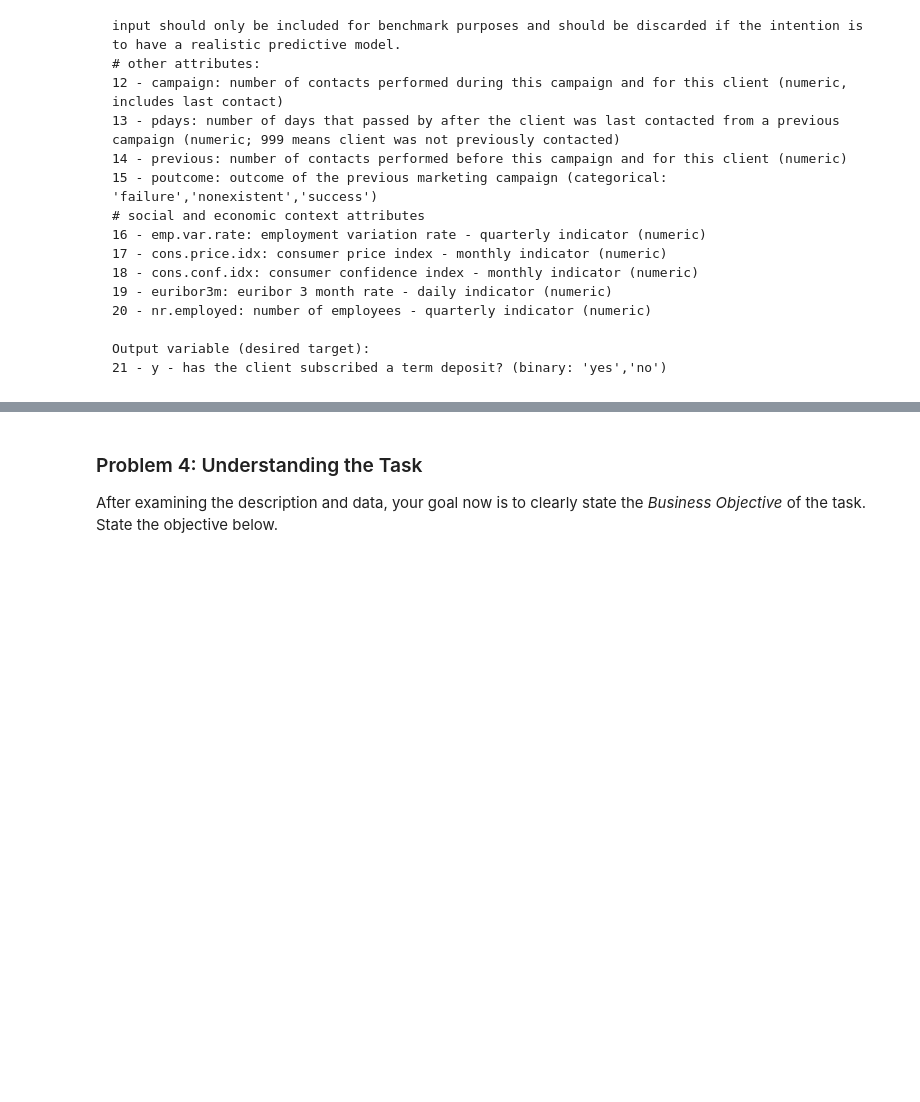
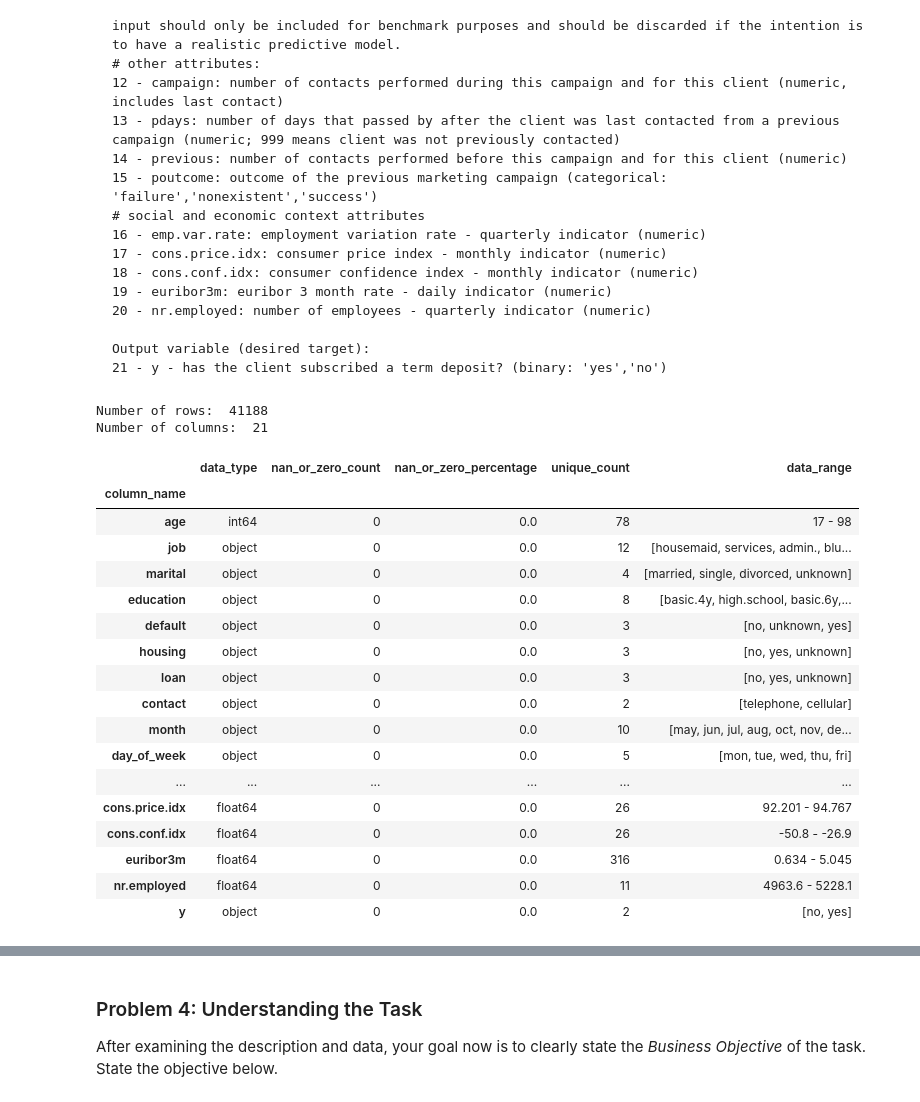
Before and after one commit to bgajare/ucb-aiml-comparing-classifiers, a Jupyter notebook: comparing_classifiers.ipynb, the cells around one changed output, grey strips where cells are left out. Drawn from its saved outputs; the diff is of its cells as text; code cells hidden in the pictures; blank space fills up the shorter version.

Commit message:
#answers 3 and 4 - Data understanding and cleaning

```diff
--- a/comparing_classifiers.ipynb
+++ b/comparing_classifiers.ipynb
@@ -25,5 +25,5 @@ Use pandas to read in the dataset `bank-additional-full.csv` and assign to a mea
 # %%
 import pandas as pd
 # %%
-df = pd.read_csv('data/bank-additional-full.csv', sep = ';')
+df_bank = pd.read_csv('data/bank-additional-full.csv', sep = ';')
 # %%
@@ -75,0 +125,23 @@ Output variable (desired target):
+# %%
+display_column_info(df_bank)
+# %% [output]
+Number of rows:  41188
+Number of columns:  21
+|  | data_type | nan_or_zero_count | nan_or_zero_percentage | unique_count | data_range |
+| column_name |  |  |  |  |  |
+| age | int64 | 0 | 0.0 | 78 | 17 - 98 |
+| job | object | 0 | 0.0 | 12 | [housemaid, services, admin., blu... |
+| marital | object | 0 | 0.0 | 4 | [married, single, divorced, unknown] |
+| education | object | 0 | 0.0 | 8 | [basic.4y, high.school, basic.6y,... |
+| default | object | 0 | 0.0 | 3 | [no, unknown, yes] |
+| housing | object | 0 | 0.0 | 3 | [no, yes, unknown] |
+| loan | object | 0 | 0.0 | 3 | [no, yes, unknown] |
+| contact | object | 0 | 0.0 | 2 | [telephone, cellular] |
+| month | object | 0 | 0.0 | 10 | [may, jun, jul, aug, oct, nov, de... |
+| day_of_week | object | 0 | 0.0 | 5 | [mon, tue, wed, thu, fri] |
+| ... | ... | ... | ... | ... | ... |
+| cons.price.idx | float64 | 0 | 0.0 | 26 | 92.201 - 94.767 |
+| cons.conf.idx | float64 | 0 | 0.0 | 26 | -50.8 - -26.9 |
+| euribor3m | float64 | 0 | 0.0 | 316 | 0.634 - 5.045 |
+| nr.employed | float64 | 0 | 0.0 | 11 | 4963.6 - 5228.1 |
+| y | object | 0 | 0.0 | 2 | [no, yes] |
```
Also changed, not shown: parts of 8 cells of this notebook.
